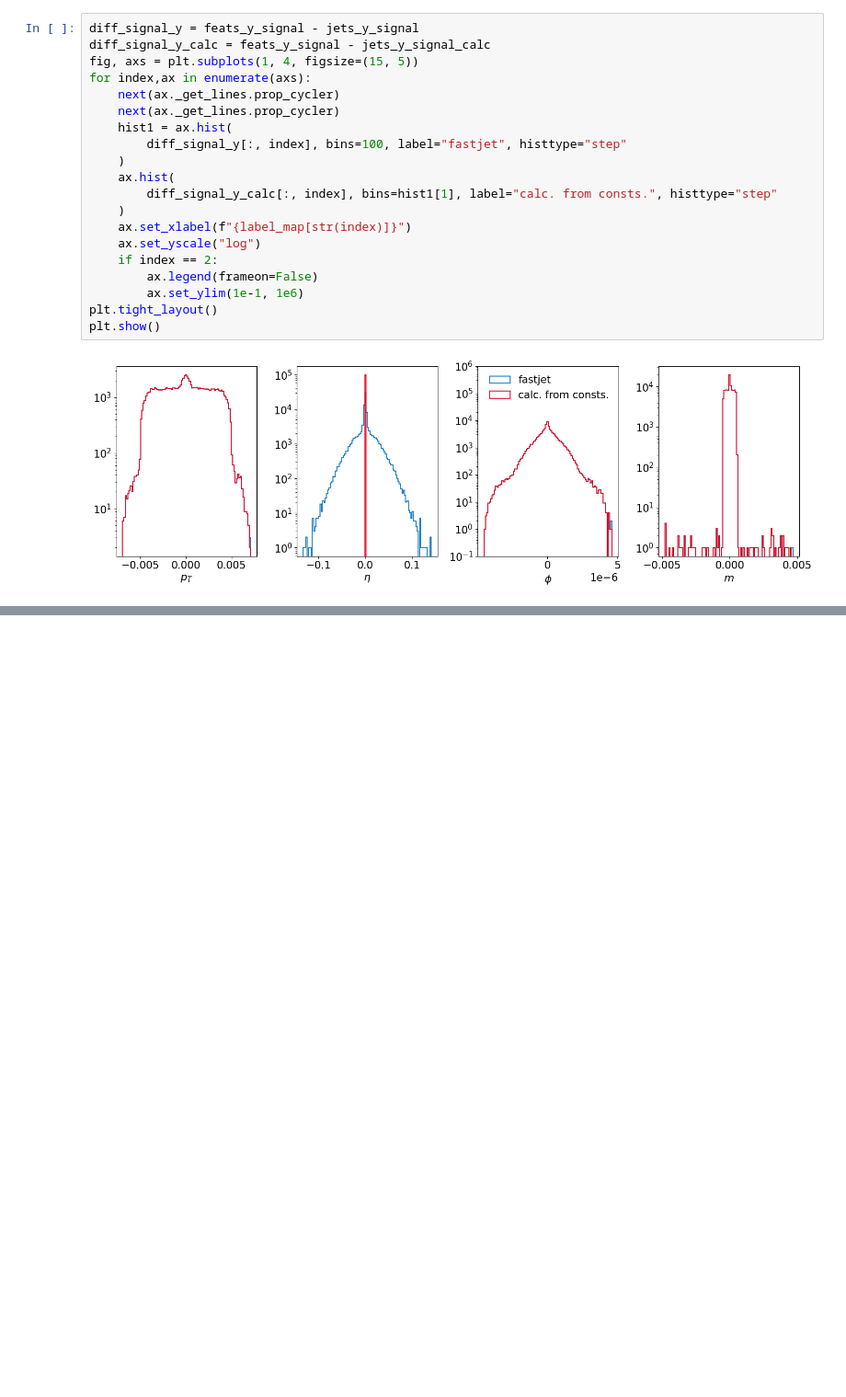
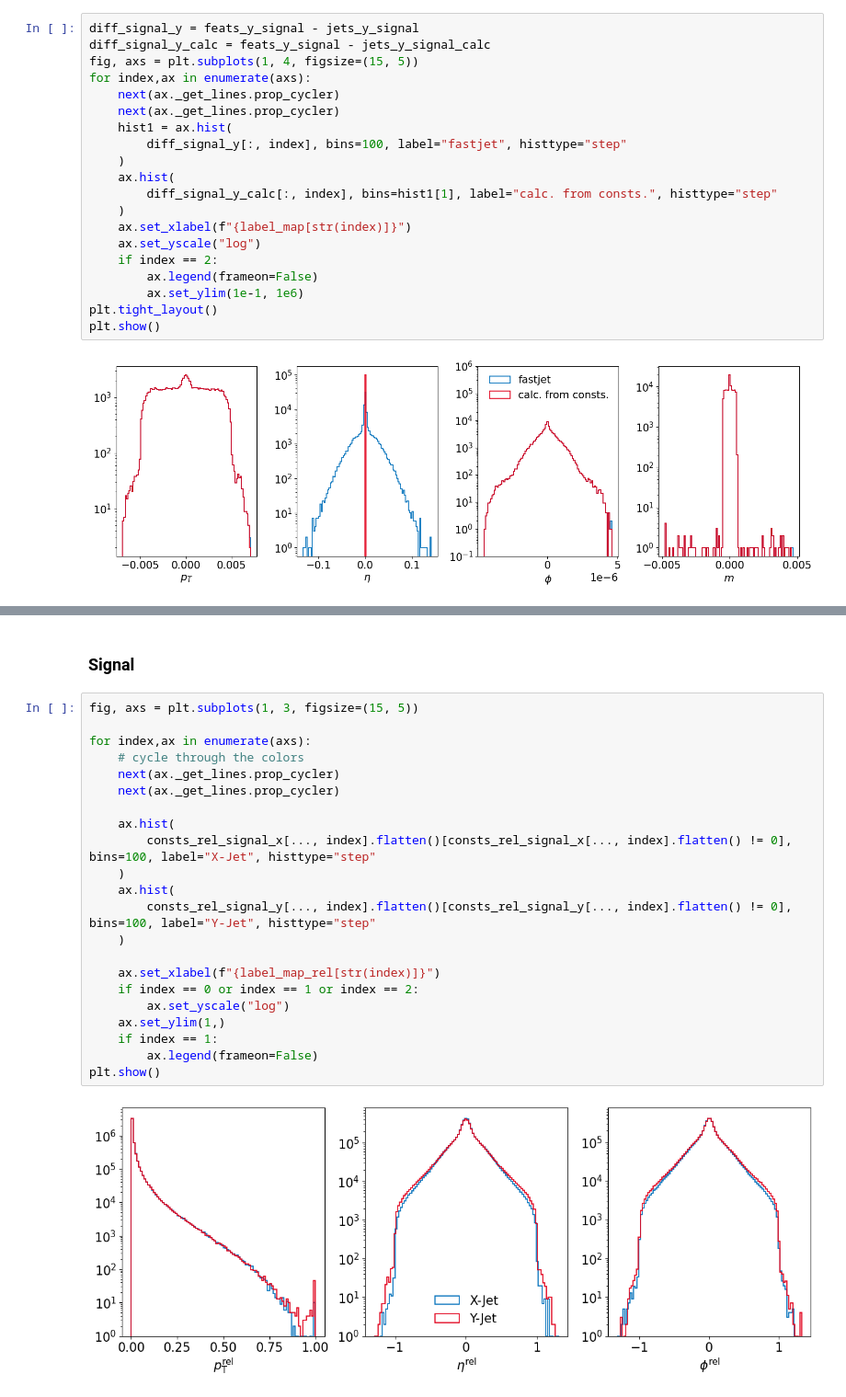
Before and after one commit to ewencedr/FastJet-LHCO, a Jupyter notebook: fastjet_example.ipynb, the cells around one changed output, grey strips where cells are left out. Shown at 92% size. Cells and saved outputs as stored; diff of their text form; blank space fills up the shorter version.

```diff
--- a/fastjet_example.ipynb
+++ b/fastjet_example.ipynb
@@ -516,0 +635,26 @@ plt.show()
+# %% [markdown]
+### Signal
+# %%
+fig, axs = plt.subplots(1, 3, figsize=(15, 5))
+
+for index,ax in enumerate(axs):
+    # cycle through the colors
+    next(ax._get_lines.prop_cycler)
+    next(ax._get_lines.prop_cycler)
+
+    ax.hist(
+        consts_rel_signal_x[..., index].flatten()[consts_rel_signal_x[..., index].flatten() != 0], bins=100, label="X-Jet", histtype="step"
+    )
+    ax.hist(
+        consts_rel_signal_y[..., index].flatten()[consts_rel_signal_y[..., index].flatten() != 0], bins=100, label="Y-Jet", histtype="step"
+    )
+
+    ax.set_xlabel(f"{label_map_rel[str(index)]}")
+    if index == 0 or index == 1 or index == 2:
+        ax.set_yscale("log")
+    ax.set_ylim(1,)
+    if index == 1:
+        ax.legend(frameon=False)
+plt.show()
+# %% [output]
+[figure, added]
```
Also changed, not shown: parts of 34 cells of this notebook.
